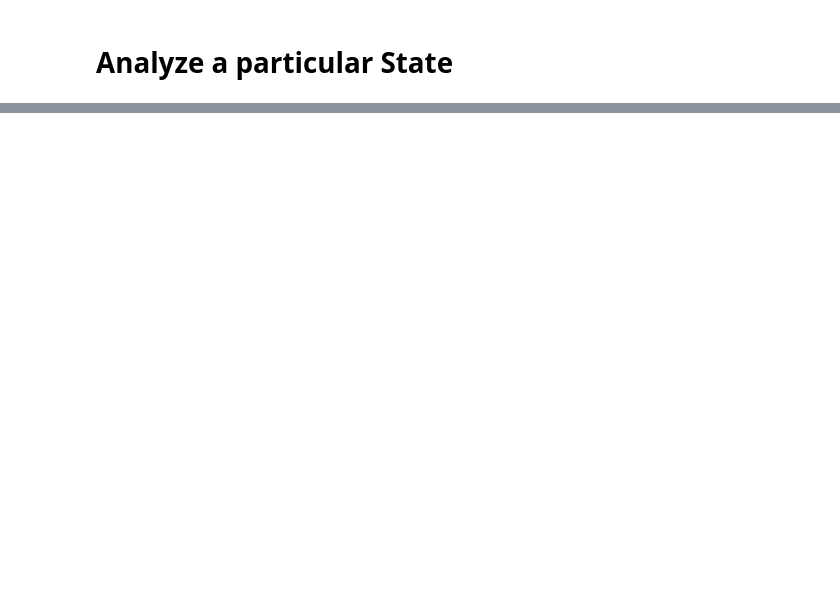
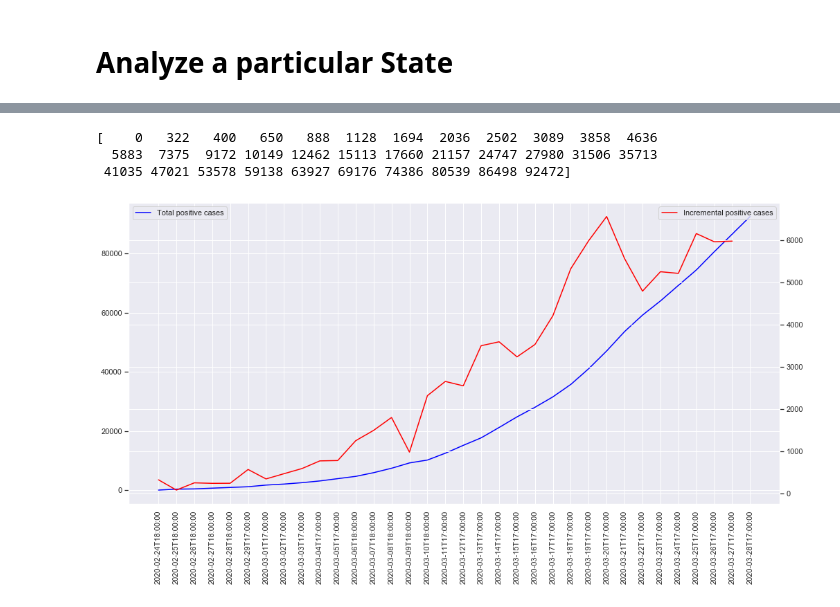
Before and after one commit to baladutt/modeling-epidemics-COVID-19, a Jupyter notebook: Visualize-Analyze-Current-State.ipynb, the cells around one changed output, grey strips where cells are left out. Cells and saved outputs as stored; diff of their text form; code cells hidden in the pictures; blank space fills up the shorter version.

Commit message:
computing alpha, beta, gamma for Italy

```diff
--- a/Visualize-Analyze-Current-State.ipynb
+++ b/Visualize-Analyze-Current-State.ipynb
@@ -341,0 +342,80 @@ pyplot.legend()
+# %%
+provinceCsv = "covid19-in-italy/covid19_italy_province.csv"
+regionCsv = "covid19-in-italy/covid19_italy_region.csv"
+
+try:
+    f = open(confirmedCsv)
+except IOError:
+    print('Download data from "https://www.kaggle.com/sudalairajkumar/covid19-in-italy"')
+    assert False
+finally:
+    f.close()
+
+import pandas as pd
+
+provinceDf = pd.read_csv(provinceCsv)
+regionDf = pd.read_csv(regionCsv)
+
+
+from matplotlib import pyplot
+import numpy as np
+from mlxtend.plotting import ecdf
+from scipy import stats
+%matplotlib inline
+
+provinceDf_group_by_date = provinceDf.groupby('Date').sum()
+
+total_positive_cases_timeseries = provinceDf_group_by_date['TotalPositiveCases']
+
+print(total_positive_cases_timeseries.values.flatten())
+incremental_positive_cases_timeseries = np.diff(total_positive_cases_timeseries.values.flatten())
+pyplot.figure(figsize=(15, 8))
+pyplot.xticks(rotation=90)
+ax = pyplot.axes()
+ax_bis = ax.twinx()
+ax.plot(total_positive_cases_timeseries, label='Total positive cases', color='blue')
+ax_bis.plot(incremental_positive_cases_timeseries, label='Incremental positive cases', color= 'red')
+ax.legend(loc=2)
+ax_bis.legend(loc=1)
+pyplot.show()
+
+
+date_ = '2020-03-28T17:00:00'
+df_last_date = provinceDf[provinceDf['Date']==date_]
+df_last_date = df_last_date.groupby('RegionName').sum()
+
+# df_last_date = df_last_date.sortby('TotalPositiveCases')
+df_timeseries = df_last_date['TotalPositiveCases']
+df_timeseries = df_timeseries.sort_values(ascending=False)
+pyplot.figure(figsize=(15, 8))
+pyplot.xticks(rotation=90)
+pyplot.plot(df_timeseries)
+pyplot.show()
+
+
+df_timeseries = df_timeseries/df_timeseries.sum()
+print('Percentage of time series')
+pyplot.show()
+
+out_sum = np.cumsum(df_timeseries)
+pyplot.figure(figsize=(15, 8))
+pyplot.xticks(rotation=90)
+pyplot.plot(out_sum)
+pyplot.show()
+
+
+len_reg=len(df_last_date)
+x= np.arange(len_reg)
+x=x+1
+x = x/x.max()
+# pyplot.scatter(0.2, 0.8, s=100, color='red')
+pyplot.figure(figsize=(15, 8))
+pyplot.axhline(y=0.8,  color='red')
+# TODO : compute value of x for which y=0.8 and show
+pyplot.plot(x, out_sum)
+pyplot.show()
+# %% [output]
+[    0   322   400   650   888  1128  1694  2036  2502  3089  3858  4636
+  5883  7375  9172 10149 12462 15113 17660 21157 24747 27980 31506 35713
+ 41035 47021 53578 59138 63927 69176 74386 80539 86498 92472]
+[figure, added]
```
Also changed, not shown: parts of 14 cells of this notebook, 2 other files.
